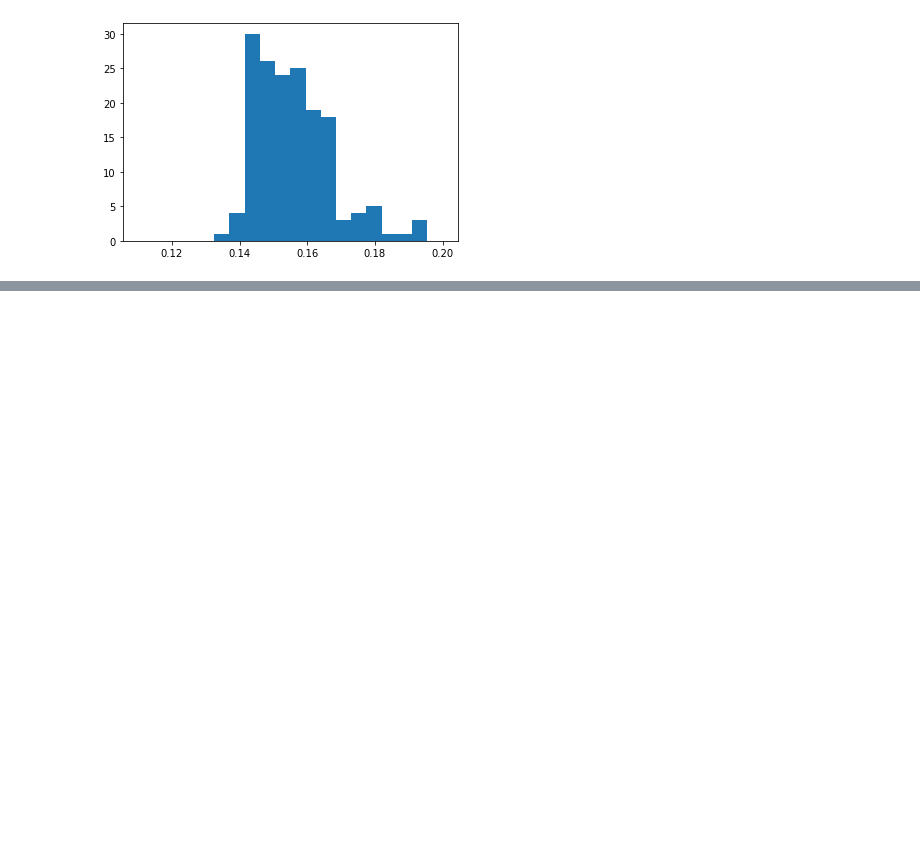
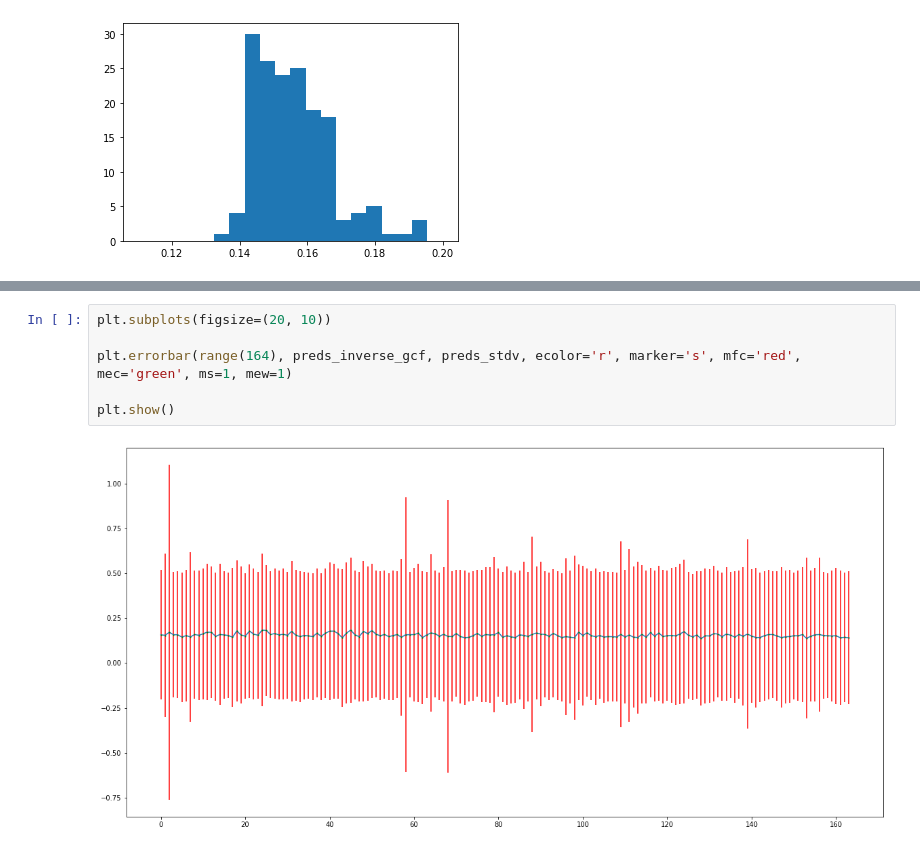
Before and after one commit to hdmcspadden/BayesianML, a Jupyter notebook: GPRegressionPlayground/GPRUsingSkLearn.ipynb, the cells around one changed output, grey strips where cells are left out. Drawn from its saved outputs; the diff is of its cells as text; blank space fills up the shorter version.

```diff
--- a/GPRegressionPlayground/GPRUsingSkLearn.ipynb
+++ b/GPRegressionPlayground/GPRUsingSkLearn.ipynb
@@ -402,3 +442,11 @@ plt.show()
+# %%
+plt.subplots(figsize=(20, 10))
+
+plt.errorbar(range(164), preds_inverse_gcf, preds_stdv, ecolor='r', marker='s', mfc='red', mec='green', ms=1, mew=1)
+
+plt.show()
+# %% [output]
+[figure, added]
 # %%
 truth_pred_dif = abs(df_test_y['GAIN'] - preds_inverse_gcf)
 perc_dif = abs(df_test_y['GAIN'] - preds_inverse_gcf) / df_test_y['GAIN']
```
Also changed, not shown: parts of 19 cells of this notebook, 12 other files.
